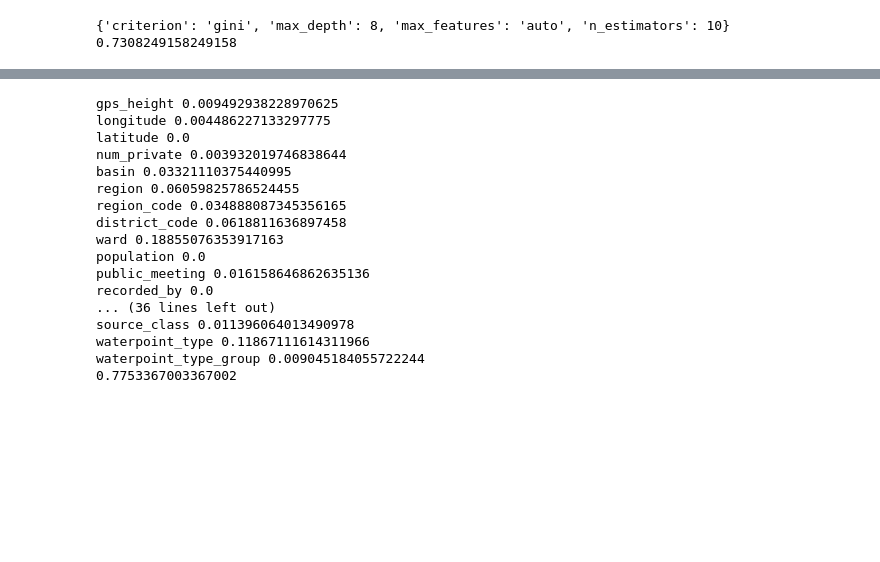
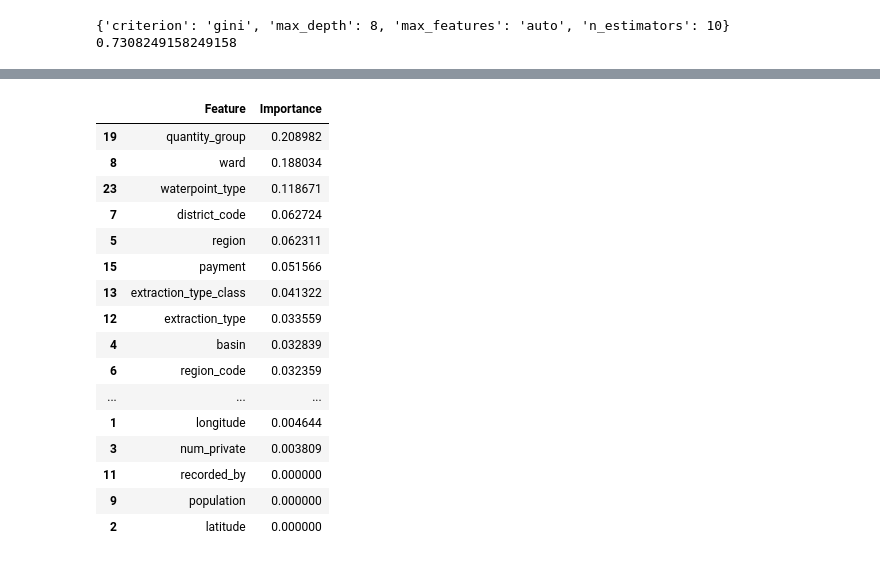
Before and after one commit to Yousefb92/WaterPumpsinTanzania, a Jupyter notebook: tanzanianWaterPumpd.ipynb, the cells around one changed output, grey strips where cells are left out. Drawn from its saved outputs; the diff is of its cells as text; code cells hidden in the pictures; blank space fills up the shorter version.

```diff
--- a/tanzanianWaterPumpd.ipynb
+++ b/tanzanianWaterPumpd.ipynb
@@ -446,37 +423,46 @@ print(CV_rfc.best_score_)
 # %%
 dtc_feature_imp = dtc.feature_importances_
 headers = trainingData.columns
 
-trainingData_remove_unimp = trainingData.copy()
+imp = {
+    "Feature": headers,
+    "Importance": dtc_feature_imp
+}
 
-for i in range(0, len(dtc_feature_imp)):
-    print(headers[i], dtc_feature_imp[i])
-    if dtc_feature_imp[i] < 0.025:
-        #print(dtc_feature_imp[i], headers[i])
-        trainingData_remove_unimp.drop(headers[i], axis=1, inplace=True)
+imp_df = pd.DataFrame(imp).sort_values("Importance", ascending=False)
 
-kfold = KFold(n_splits=10, random_state=7, shuffle=True)
-dtc_unimp = DecisionTreeClassifier(
-)
-dtc_unimp.fit(trainingData_remove_unimp, y_response)
-results = cross_val_score(dtc_unimp, trainingData_remove_unimp, y_response, cv=kfold)
+imp_df
 
-print(results.mean())
+# trainingData_remove_unimp = trainingData.copy()
+#
+# for i in range(0, len(dtc_feature_imp)):
+#     print(headers[i], dtc_feature_imp[i])
+#     if dtc_feature_imp[i] < 0.025:
+#         #print(dtc_feature_imp[i], headers[i])
+#         trainingData_remove_unimp.drop(headers[i], axis=1, inplace=True)
+#
+# kfold = KFold(n_splits=10, random_state=7, shuffle=True)
+# dtc_unimp = DecisionTreeClassifier(
+# )
+# dtc_unimp.fit(trainingData_remove_unimp, y_response)
+# results = cross_val_score(dtc_unimp, trainingData_remove_unimp, y_response, cv=kfold)
+#
+# print(results.mean())
 # %% [output]
-gps_height 0.009492938228970625
-longitude 0.004486227133297775
-latitude 0.0
-num_private 0.003932019746838644
-basin 0.03321110375440995
-region 0.06059825786524455
-region_code 0.034888087345356165
-district_code 0.0618811636897458
-ward 0.18855076353917163
-population 0.0
-public_meeting 0.016158646862635136
-recorded_by 0.0
-... (36 lines left out)
-source_class 0.011396064013490978
-waterpoint_type 0.11867111614311966
-waterpoint_type_group 0.009045184055722244
-0.7753367003367002
+|  | Feature | Importance |
+| 19 | quantity_group | 0.208982 |
+| 8 | ward | 0.188034 |
+| 23 | waterpoint_type | 0.118671 |
+| 7 | district_code | 0.062724 |
+| 5 | region | 0.062311 |
+| 15 | payment | 0.051566 |
+| 13 | extraction_type_class | 0.041322 |
+| 12 | extraction_type | 0.033559 |
+| 4 | basin | 0.032839 |
+| 6 | region_code | 0.032359 |
+| ... | ... | ... |
+| 1 | longitude | 0.004644 |
+| 3 | num_private | 0.003809 |
+| 11 | recorded_by | 0.000000 |
+| 9 | population | 0.000000 |
+| 2 | latitude | 0.000000 |
```
Also changed, not shown: parts of 9 cells of this notebook.
